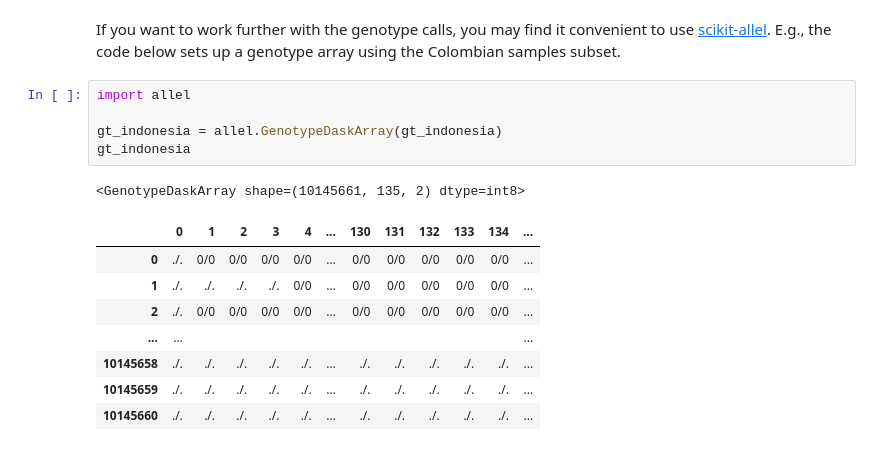
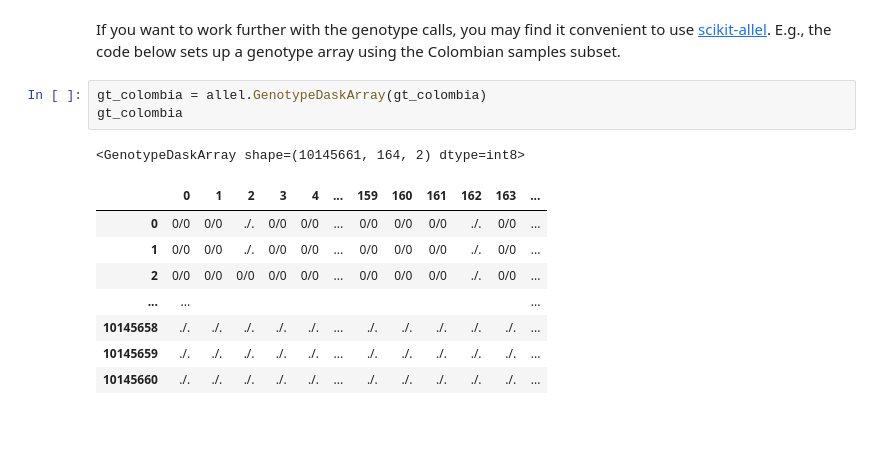
Before and after one commit to malariagen/parasite-data, a Jupyter notebook: docs/pf7/Data_exploration.ipynb, the cells around one changed output. Saved outputs shown, nothing was run; the diff lists cells and outputs as text.

```diff
--- a/docs/pf7/Data_exploration.ipynb
+++ b/docs/pf7/Data_exploration.ipynb
@@ -237,18 +216,16 @@ array([[[-1, -1],
         [-1, -1]]], dtype=int8)
 # %% [markdown]
 If you want to work further with the genotype calls, you may find it convenient to use [scikit-allel](https://scikit-allel.readthedocs.io/en/stable/). E.g., the code below sets up a genotype array using the Colombian samples subset.
-# %%
-import allel
-
-gt_indonesia = allel.GenotypeDaskArray(gt_indonesia)
-gt_indonesia
-# %% [output]
-<GenotypeDaskArray shape=(10145661, 135, 2) dtype=int8>
-|  | 0 | 1 | 2 | 3 | 4 | ... | 130 | 131 | 132 | 133 | 134 | ... |
-| 0 | ./. | 0/0 | 0/0 | 0/0 | 0/0 | ... | 0/0 | 0/0 | 0/0 | 0/0 | 0/0 | ... |
-| 1 | ./. | ./. | ./. | ./. | 0/0 | ... | 0/0 | 0/0 | 0/0 | 0/0 | 0/0 | ... |
-| 2 | ./. | 0/0 | 0/0 | 0/0 | 0/0 | ... | 0/0 | 0/0 | 0/0 | 0/0 | 0/0 | ... |
-| ... | ... |  |  |  |  |  |  |  |  |  |  | ... |
-| 10145658 | ./. | ./. | ./. | ./. | ./. | ... | ./. | ./. | ./. | ./. | ./. | ... |
-| 10145659 | ./. | ./. | ./. | ./. | ./. | ... | ./. | ./. | ./. | ./. | ./. | ... |
-| 10145660 | ./. | ./. | ./. | ./. | ./. | ... | ./. | ./. | ./. | ./. | ./. | ... |
+# %%
+gt_colombia = allel.GenotypeDaskArray(gt_colombia)
+gt_colombia
+# %% [output]
+<GenotypeDaskArray shape=(10145661, 164, 2) dtype=int8>
+|  | 0 | 1 | 2 | 3 | 4 | ... | 159 | 160 | 161 | 162 | 163 | ... |
+| 0 | 0/0 | 0/0 | ./. | 0/0 | 0/0 | ... | 0/0 | 0/0 | 0/0 | ./. | 0/0 | ... |
+| 1 | 0/0 | 0/0 | ./. | 0/0 | 0/0 | ... | 0/0 | 0/0 | 0/0 | ./. | 0/0 | ... |
+| 2 | 0/0 | 0/0 | 0/0 | 0/0 | 0/0 | ... | 0/0 | 0/0 | 0/0 | ./. | 0/0 | ... |
+| ... | ... |  |  |  |  |  |  |  |  |  |  | ... |
+| 10145658 | ./. | ./. | ./. | ./. | ./. | ... | ./. | ./. | ./. | ./. | ./. | ... |
+| 10145659 | ./. | ./. | ./. | ./. | ./. | ... | ./. | ./. | ./. | ./. | ./. | ... |
+| 10145660 | ./. | ./. | ./. | ./. | ./. | ... | ./. | ./. | ./. | ./. | ./. | ... |
```
Also changed, not shown: parts of 15 cells of this notebook.
